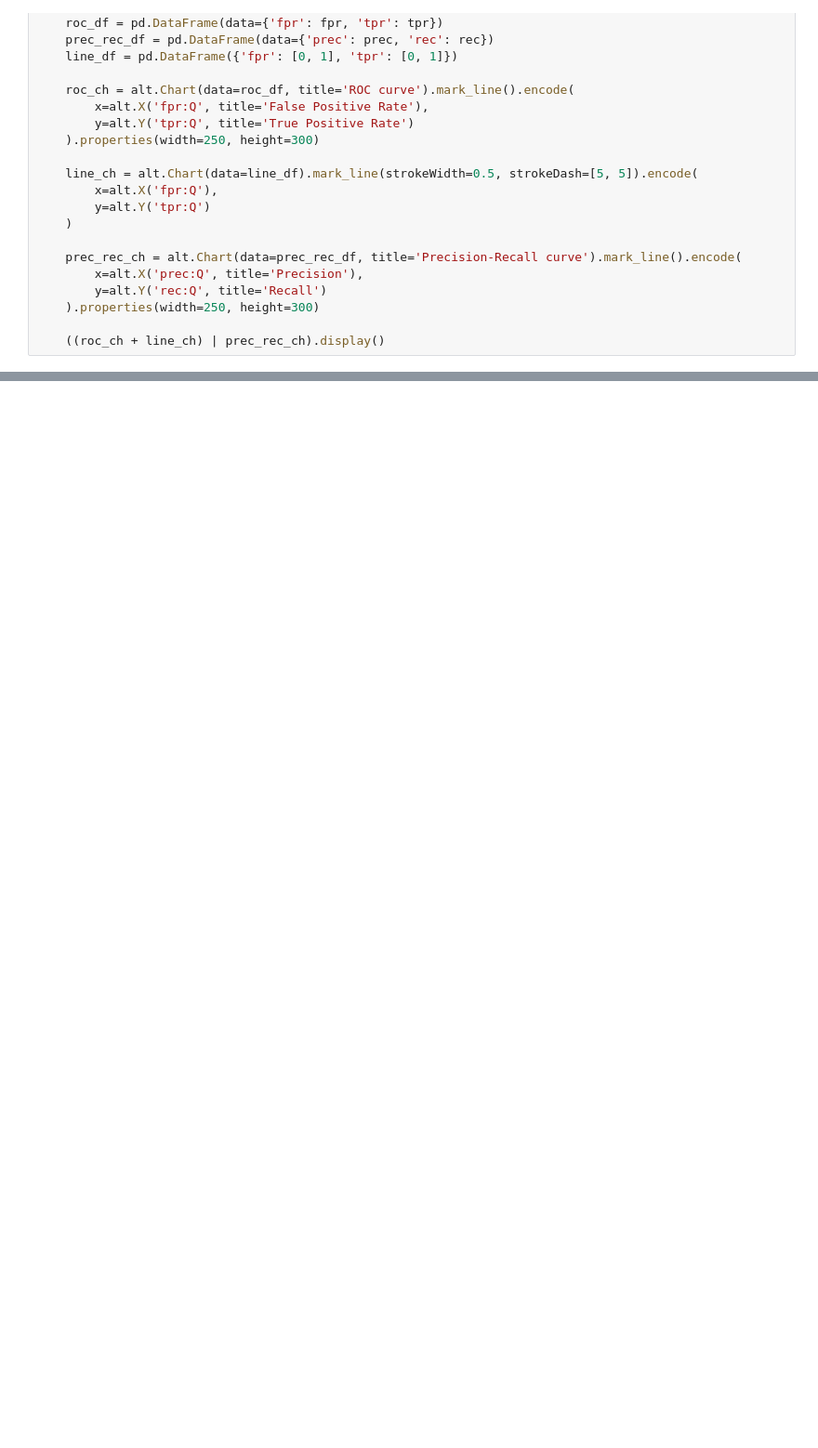
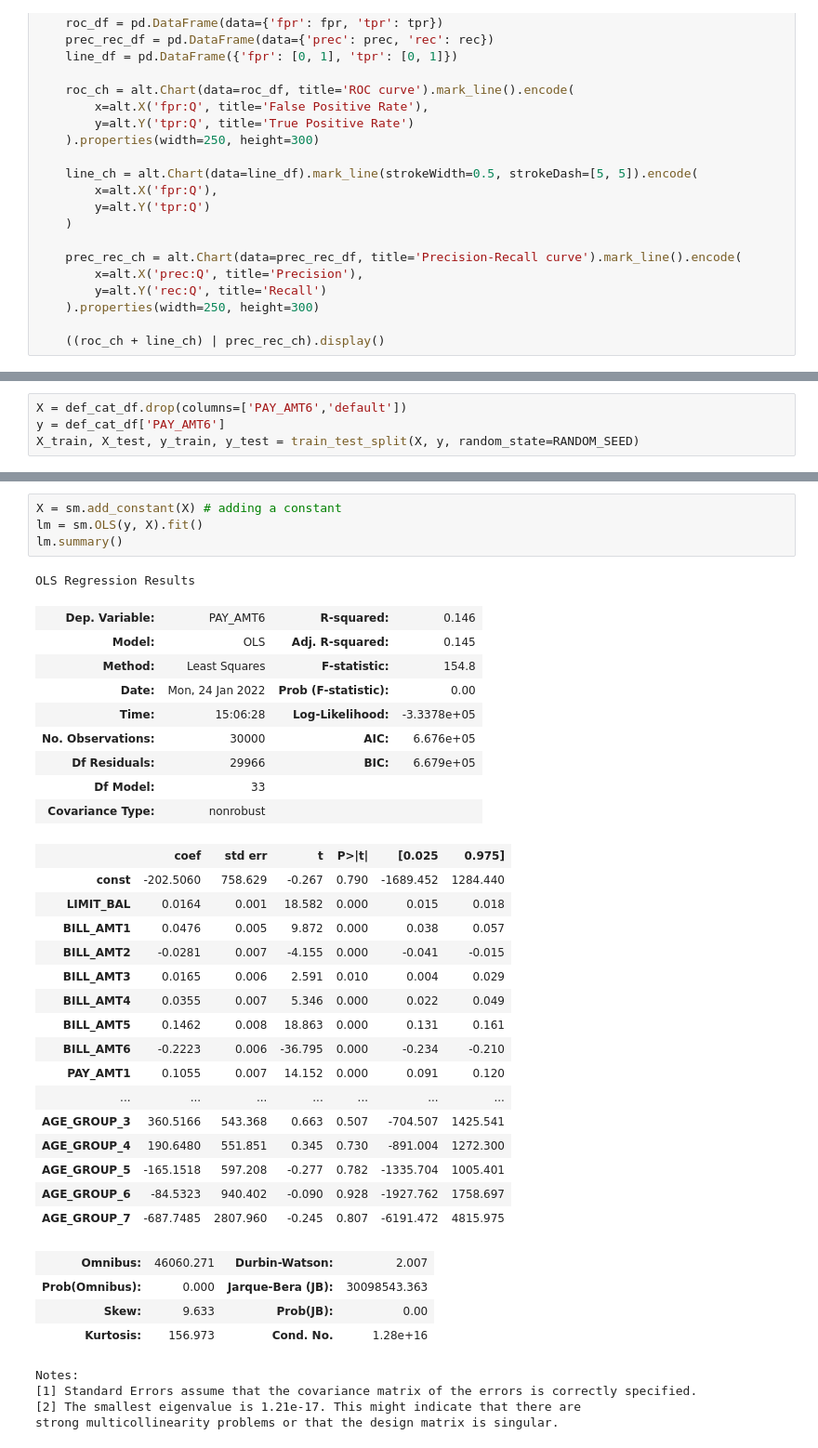
Before and after one commit to MADS-milestone/milestone-2, a Jupyter notebook: supervised_learning.ipynb, the cells around one changed output, grey strips where cells are left out. Shown: that part at 93% size. Cells and saved outputs as stored; diff of their text form; blank space fills up the shorter version.

```diff
--- a/supervised_learning.ipynb
+++ b/supervised_learning.ipynb
@@ -562,0 +569,4 @@ Classifier metrics
+# %%
+X = def_cat_df.drop(columns=['PAY_AMT6','default'])
+y = def_cat_df['PAY_AMT6']
+X_train, X_test, y_train, y_test = train_test_split(X, y, random_state=RANDOM_SEED)
@@ -562,0 +620,39 @@ Classifier metrics
+# %%
+X = sm.add_constant(X) # adding a constant
+lm = sm.OLS(y, X).fit()
+lm.summary()
+# %% [output]
+OLS Regression Results
+| Dep. Variable: | PAY_AMT6 | R-squared: | 0.146 |
+| Model: | OLS | Adj. R-squared: | 0.145 |
+| Method: | Least Squares | F-statistic: | 154.8 |
+| Date: | Mon, 24 Jan 2022 | Prob (F-statistic): | 0.00 |
+| Time: | 15:06:28 | Log-Likelihood: | -3.3378e+05 |
+| No. Observations: | 30000 | AIC: | 6.676e+05 |
+| Df Residuals: | 29966 | BIC: | 6.679e+05 |
+| Df Model: | 33 |  |  |
+| Covariance Type: | nonrobust |  |  |
+|  | coef | std err | t | P>|t| | [0.025 | 0.975] |
+| const | -202.5060 | 758.629 | -0.267 | 0.790 | -1689.452 | 1284.440 |
+| LIMIT_BAL | 0.0164 | 0.001 | 18.582 | 0.000 | 0.015 | 0.018 |
+| BILL_AMT1 | 0.0476 | 0.005 | 9.872 | 0.000 | 0.038 | 0.057 |
+| BILL_AMT2 | -0.0281 | 0.007 | -4.155 | 0.000 | -0.041 | -0.015 |
+| BILL_AMT3 | 0.0165 | 0.006 | 2.591 | 0.010 | 0.004 | 0.029 |
+| BILL_AMT4 | 0.0355 | 0.007 | 5.346 | 0.000 | 0.022 | 0.049 |
+| BILL_AMT5 | 0.1462 | 0.008 | 18.863 | 0.000 | 0.131 | 0.161 |
+| BILL_AMT6 | -0.2223 | 0.006 | -36.795 | 0.000 | -0.234 | -0.210 |
+| PAY_AMT1 | 0.1055 | 0.007 | 14.152 | 0.000 | 0.091 | 0.120 |
+| ... | ... | ... | ... | ... | ... | ... |
+| AGE_GROUP_3 | 360.5166 | 543.368 | 0.663 | 0.507 | -704.507 | 1425.541 |
+| AGE_GROUP_4 | 190.6480 | 551.851 | 0.345 | 0.730 | -891.004 | 1272.300 |
+| AGE_GROUP_5 | -165.1518 | 597.208 | -0.277 | 0.782 | -1335.704 | 1005.401 |
+| AGE_GROUP_6 | -84.5323 | 940.402 | -0.090 | 0.928 | -1927.762 | 1758.697 |
+| AGE_GROUP_7 | -687.7485 | 2807.960 | -0.245 | 0.807 | -6191.472 | 4815.975 |
+| Omnibus: | 46060.271 | Durbin-Watson: | 2.007 |
+| Prob(Omnibus): | 0.000 | Jarque-Bera (JB): | 30098543.363 |
+| Skew: | 9.633 | Prob(JB): | 0.00 |
+| Kurtosis: | 156.973 | Cond. No. | 1.28e+16 |
+Notes:
+[1] Standard Errors assume that the covariance matrix of the errors is correctly specified.
+[2] The smallest eigenvalue is 1.21e-17. This might indicate that there are
+strong multicollinearity problems or that the design matrix is singular.
```
Also changed, not shown: parts of 21 cells of this notebook.
